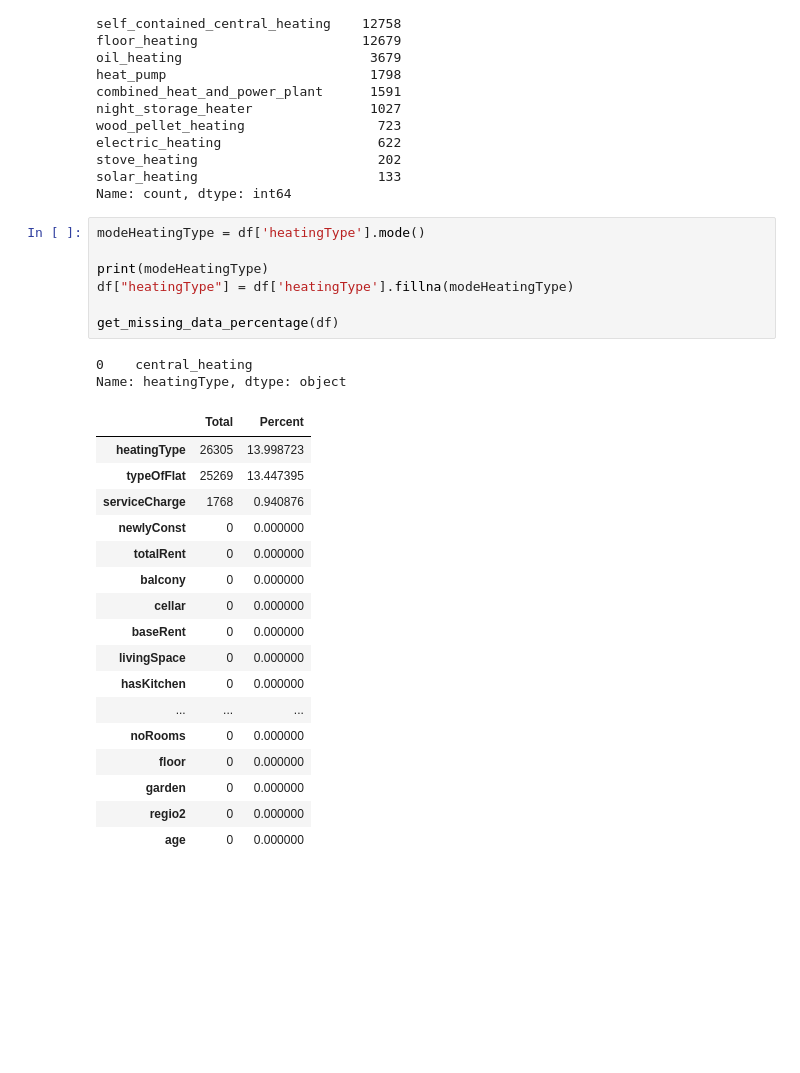
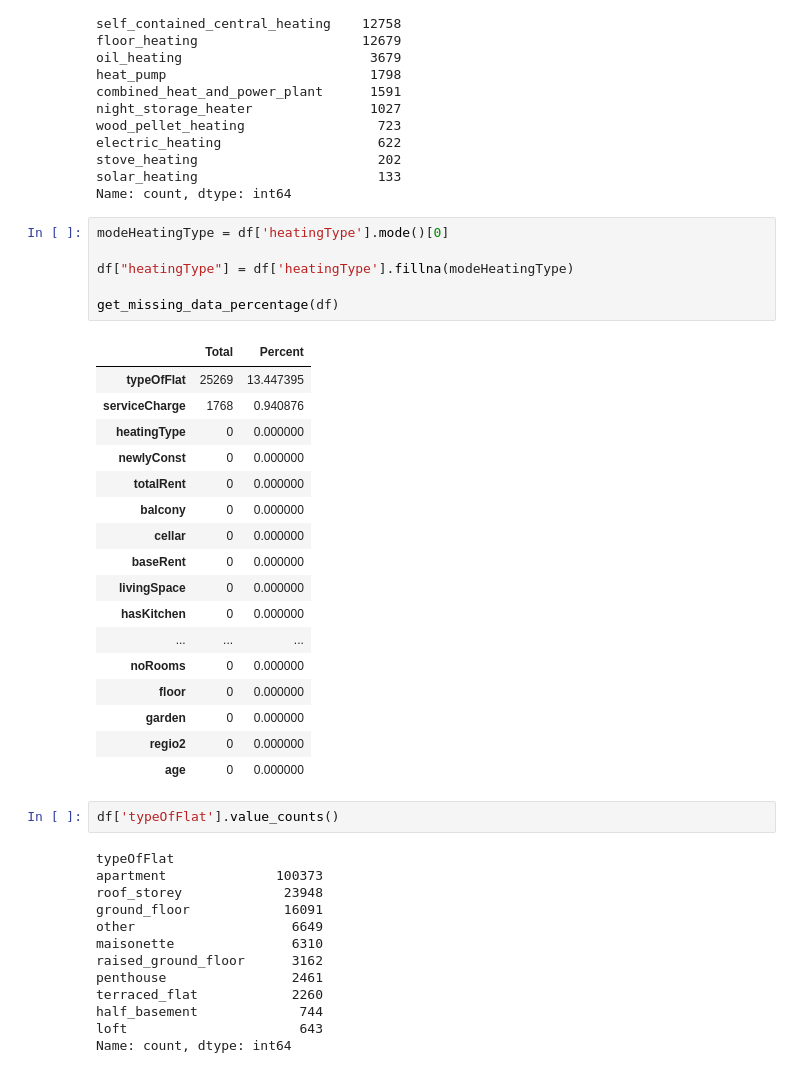
Before and after one commit to abdkiwan/Apartment-rental-offers-in-Germany, a Jupyter notebook: run.ipynb, the cells around one changed output. Cells and saved outputs as stored; diff of their text form; blank space fills up the shorter version.

Commit message:
Handling missing values in typeOfFlar column

```diff
--- a/run.ipynb
+++ b/run.ipynb
@@ -311,19 +311,16 @@ stove_heating                       202
 solar_heating                       133
 Name: count, dtype: int64
 # %%
-modeHeatingType = df['heatingType'].mode()
+modeHeatingType = df['heatingType'].mode()[0]
 
-print(modeHeatingType)
 df["heatingType"] = df['heatingType'].fillna(modeHeatingType)
 
 get_missing_data_percentage(df)
 # %% [output]
-0    central_heating
-Name: heatingType, dtype: object
 |  | Total | Percent |
-| heatingType | 26305 | 13.998723 |
 | typeOfFlat | 25269 | 13.447395 |
 | serviceCharge | 1768 | 0.940876 |
+| heatingType | 0 | 0.000000 |
 | newlyConst | 0 | 0.000000 |
 | totalRent | 0 | 0.000000 |
 | balcony | 0 | 0.000000 |
@@ -337,3 +334,18 @@ Name: heatingType, dtype: object
 | garden | 0 | 0.000000 |
 | regio2 | 0 | 0.000000 |
 | age | 0 | 0.000000 |
+# %%
+df['typeOfFlat'].value_counts()
+# %% [output]
+typeOfFlat
+apartment              100373
+roof_storey             23948
+ground_floor            16091
+other                    6649
+maisonette               6310
+raised_ground_floor      3162
+penthouse                2461
+terraced_flat            2260
+half_basement             744
+loft                      643
+Name: count, dtype: int64
```
